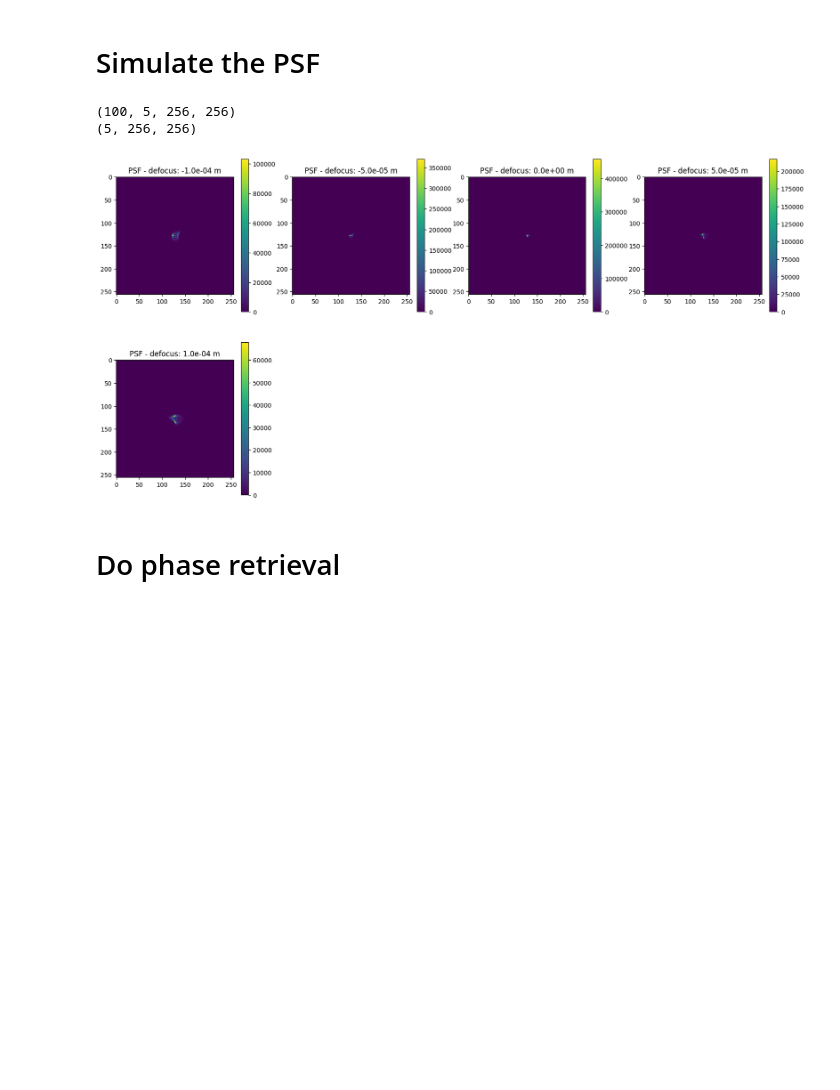
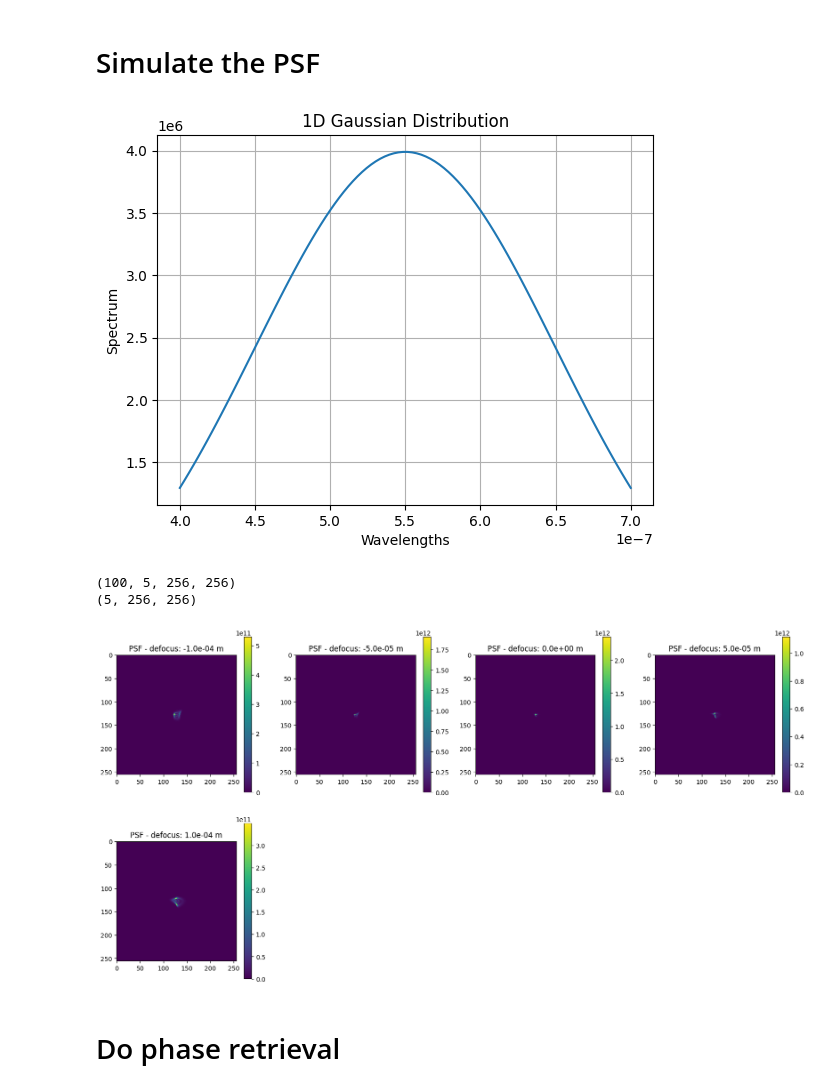
Before and after one commit to yiyanghuang0812/phase_retrieval, a Jupyter notebook: simulation_test_broadbandData_on_monochromaticSystem.ipynb, the cells around one changed output. Saved outputs shown, nothing was run; the diff lists cells and outputs as text; code cells hidden in the pictures; blank space fills up the shorter version.

```diff
--- a/simulation_test_broadband.ipynb
+++ b/simulation_test_broadbandData_on_monochromaticSystem.ipynb
@@ -89,39 +89,47 @@ plt.show()
 # %% [markdown]
 # Simulate the PSF
 # %%
-std = 1
-spectrum = cp.random.normal(0, scale=std, size=wave_number) # intensities of different wavelengths
-spectrum = (spectrum - spectrum.min()) / (spectrum.max() - spectrum.min())
+mu = 550e-9 # center
+sigma = 1e-7 # width
+spectrum = (1 / (sigma * np.sqrt(2 * np.pi))) * np.exp(-(wavelengths - mu)**2 / (2 * sigma**2))
+plt.plot(wavelengths, spectrum)
+plt.title("1D Gaussian Distribution")
+plt.xlabel("Wavelengths")
+plt.ylabel("Spectrum")
+plt.grid(True)
+plt.show()
 
 # Get PSF for each wavelength
+spectrum = cp.asarray(spectrum)
 broadband_intensities = []
 for wl in wavelengths:
     broadband_probes_wave = broadband_probes[wl, :, :, :]
     focal_intensities, _, _ = pr.forward_model(pupil, broadband_probes_wave, opd)
     broadband_intensities.append(focal_intensities)
 broadband_intensities = np.stack(broadband_intensities, axis=0)
 print(broadband_intensities.shape) # get the shape of the broadband intensities
 
 # PSF of the broadband input
 defocus_intensities = np.sum(broadband_intensities * spectrum[:, None, None, None], axis=0)
 print(defocus_intensities.shape)
 
 defocus_num = defocus_intensities.shape[0]
 image_size = 5
 col_num = 4 # column number of images for display
 row_num = math.ceil(defocus_num / col_num) # row number of images for display
 plt.figure(figsize=(image_size * col_num, image_size * row_num))
 for i in range(defocus_num):
     position_info = position[i] # defocus distance
     plt.subplot(row_num, col_num, i+1)
     plt.imshow(defocus_intensities[i].get())
     plt.title(f'PSF - defocus: {position_info.get():.1e} m')
     plt.colorbar()
 plt.show()
 # %% [output]
+[figure, new version]
 (100, 5, 256, 256)
 (5, 256, 256)
-[figure, old version]
+[figure, added]
 # %% [markdown]
 # Do phase retrieval
 # %%
```
Also changed, not shown: parts of 1 cell of this notebook, 3 other files.
